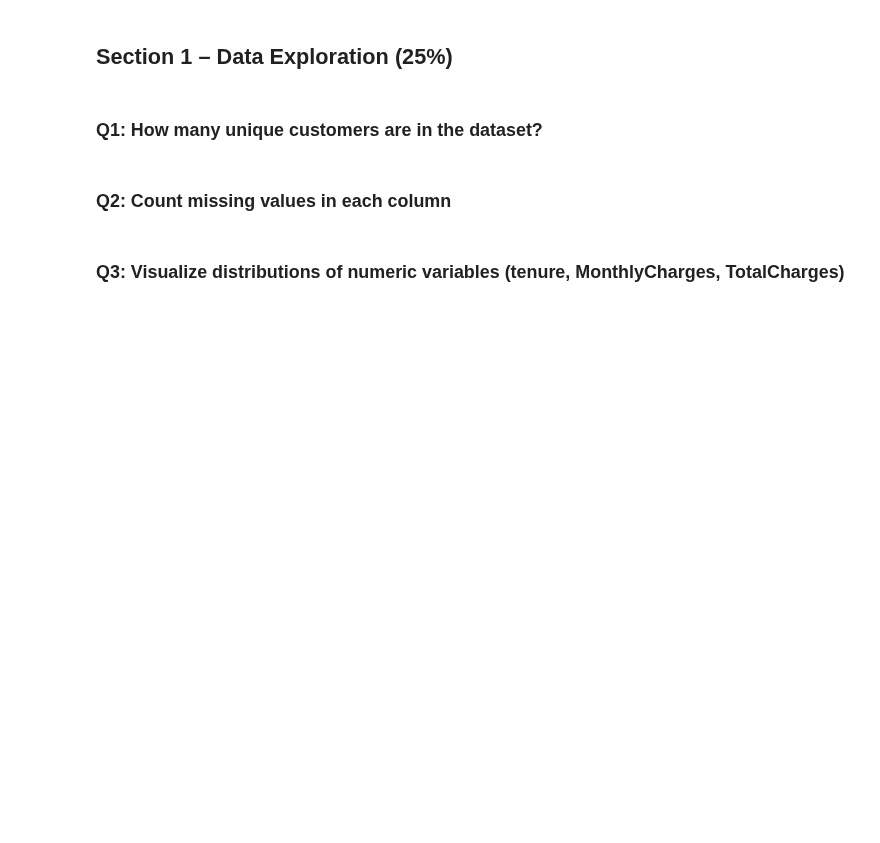
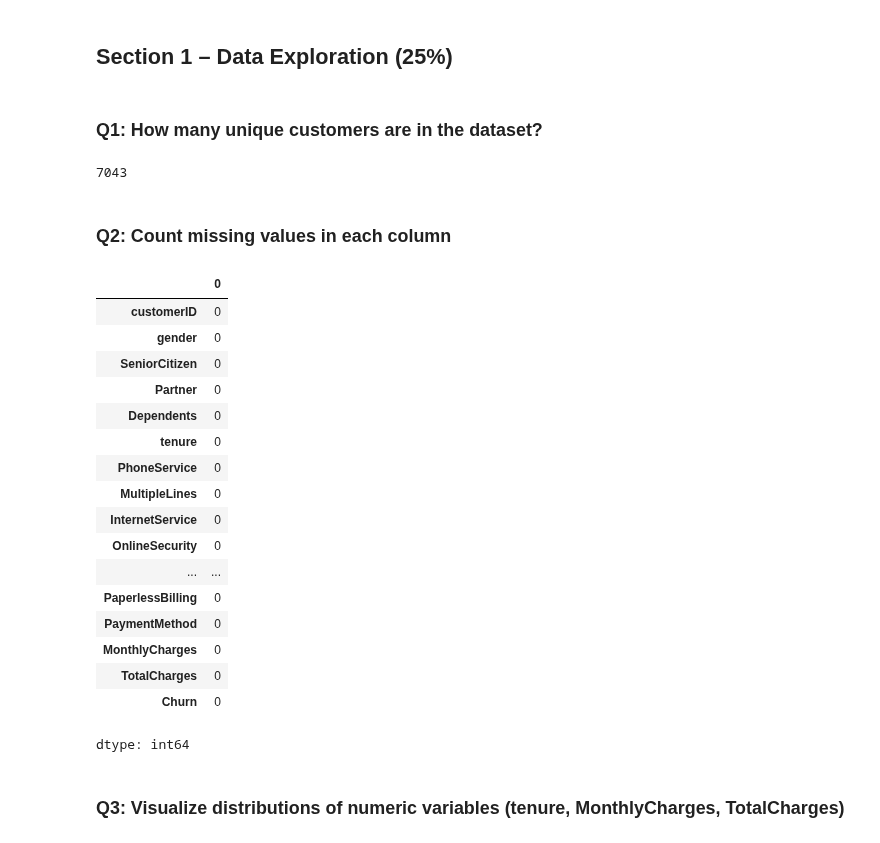
Before and after one commit to JanaAliCS/machine_leanring, a Jupyter notebook: assignment_1.ipynb, the cells around one changed output. Saved outputs shown, nothing was run; the diff lists cells and outputs as text; code cells hidden in the pictures; blank space fills up the shorter version.

```diff
--- a/assignment_1.ipynb
+++ b/assignment_1.ipynb
@@ -17,9 +24,15 @@ student_name = ''
+# %%
+# import df
+df = pd.read_csv('/WA_Fn-UseC_-Telco-Customer-Churn.csv')
 # %% [markdown]
 ## Section 1 – Data Exploration (25%)
 # %% [markdown]
 ### Q1: How many **unique customers** are in the dataset?
 # %%
 #hint: use pd.nunique function
-unique_customers = ...
+unique_customers = df['customerID'].nunique()
+unique_customers
+# %% [output]
+7043
 # %% [markdown]
 ### Q2: Count missing values in each column
@@ -28,2 +39,24 @@ missing_counts = ...
+# %%
+missing_counts = df.isnull().sum()
+missing_counts
+# %% [output]
+|  | 0 |
+| customerID | 0 |
+| gender | 0 |
+| SeniorCitizen | 0 |
+| Partner | 0 |
+| Dependents | 0 |
+| tenure | 0 |
+| PhoneService | 0 |
+| MultipleLines | 0 |
+| InternetService | 0 |
+| OnlineSecurity | 0 |
+| ... | ... |
+| PaperlessBilling | 0 |
+| PaymentMethod | 0 |
+| MonthlyCharges | 0 |
+| TotalCharges | 0 |
+| Churn | 0 |
+dtype: int64
 # %% [markdown]
 ### Q3: Visualize distributions of numeric variables (tenure, MonthlyCharges, TotalCharges)
```
Also changed, not shown: parts of 18 cells of this notebook.
